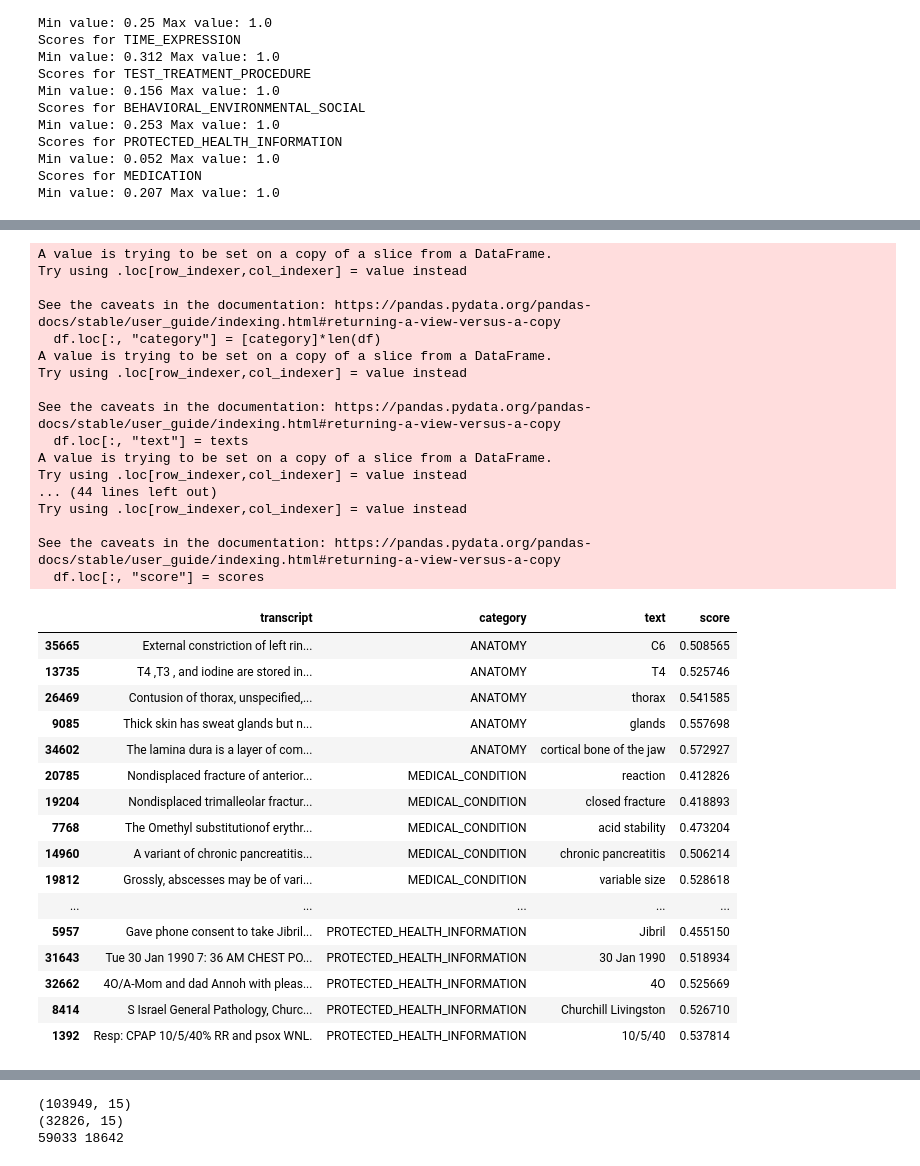
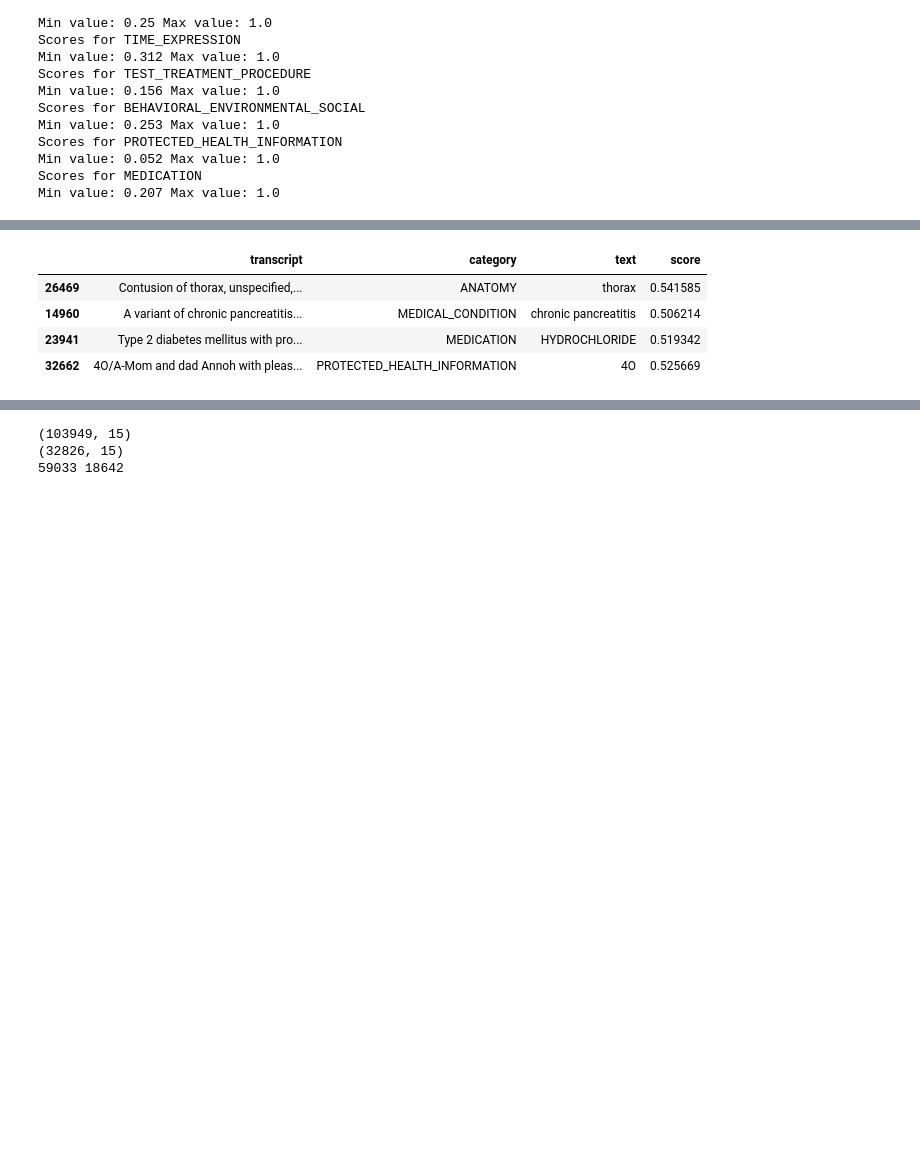
Before and after one commit to intron-innovation/AfriSpeech-200, a Jupyter notebook: notebooks/clinical_ner.ipynb, the cells around one changed output, grey strips where cells are left out. Cells and saved outputs as stored; diff of their text form; code cells hidden in the pictures; blank space fills up the shorter version.

```diff
--- a/notebooks/clinical_ner.ipynb
+++ b/notebooks/clinical_ner.ipynb
@@ -219,45 +196,16 @@ See the caveats in the documentation: https://pandas.pydata.org/pandas-docs/stab
 # %%
 min_range=0.4
 max_range=0.6
 random_state=42
-n=5
+n=1
 
 transcript_per_category_range(df_train, n=n, min_range=min_range, max_range=max_range, random_state=random_state)
 # %% [output]
-A value is trying to be set on a copy of a slice from a DataFrame.
-Try using .loc[row_indexer,col_indexer] = value instead
-
-See the caveats in the documentation: https://pandas.pydata.org/pandas-docs/stable/user_guide/indexing.html#returning-a-view-versus-a-copy
-  df.loc[:, "category"] = [category]*len(df)
-A value is trying to be set on a copy of a slice from a DataFrame.
-Try using .loc[row_indexer,col_indexer] = value instead
-
-See the caveats in the documentation: https://pandas.pydata.org/pandas-docs/stable/user_guide/indexing.html#returning-a-view-versus-a-copy
-  df.loc[:, "text"] = texts
-A value is trying to be set on a copy of a slice from a DataFrame.
-Try using .loc[row_indexer,col_indexer] = value instead
-... (44 lines left out)
-Try using .loc[row_indexer,col_indexer] = value instead
-
-See the caveats in the documentation: https://pandas.pydata.org/pandas-docs/stable/user_guide/indexing.html#returning-a-view-versus-a-copy
-  df.loc[:, "score"] = scores
 |  | transcript | category | text | score |
-| 35665 | External constriction of left rin... | ANATOMY | C6 | 0.508565 |
-| 13735 | T4 ,T3 , and iodine are stored in... | ANATOMY | T4 | 0.525746 |
 | 26469 | Contusion of thorax, unspecified,... | ANATOMY | thorax | 0.541585 |
-| 9085 | Thick skin has sweat glands but n... | ANATOMY | glands | 0.557698 |
-| 34602 | The lamina dura is a layer of com... | ANATOMY | cortical bone of the jaw | 0.572927 |
-| 20785 | Nondisplaced fracture of anterior... | MEDICAL_CONDITION | reaction | 0.412826 |
-| 19204 | Nondisplaced trimalleolar fractur... | MEDICAL_CONDITION | closed fracture | 0.418893 |
-| 7768 | The Omethyl substitutionof erythr... | MEDICAL_CONDITION | acid stability | 0.473204 |
 | 14960 | A variant of chronic pancreatitis... | MEDICAL_CONDITION | chronic pancreatitis | 0.506214 |
-| 19812 | Grossly, abscesses may be of vari... | MEDICAL_CONDITION | variable size | 0.528618 |
-| ... | ... | ... | ... | ... |
-| 5957 | Gave phone consent to take Jibril... | PROTECTED_HEALTH_INFORMATION | Jibril | 0.455150 |
-| 31643 | Tue 30 Jan 1990 7: 36 AM CHEST PO... | PROTECTED_HEALTH_INFORMATION | 30 Jan 1990 | 0.518934 |
+| 23941 | Type 2 diabetes mellitus with pro... | MEDICATION | HYDROCHLORIDE | 0.519342 |
 | 32662 | 4O/A-Mom and dad Annoh with pleas... | PROTECTED_HEALTH_INFORMATION | 4O | 0.525669 |
-| 8414 | S Israel General Pathology, Churc... | PROTECTED_HEALTH_INFORMATION | Churchill Livingston | 0.526710 |
-| 1392 | Resp: CPAP 10/5/40% RR and psox WNL. | PROTECTED_HEALTH_INFORMATION | 10/5/40 | 0.537814 |
 # %%
 min_range=0.8
 max_range=1.0
```
Also changed, not shown: parts of 99 cells of this notebook.
